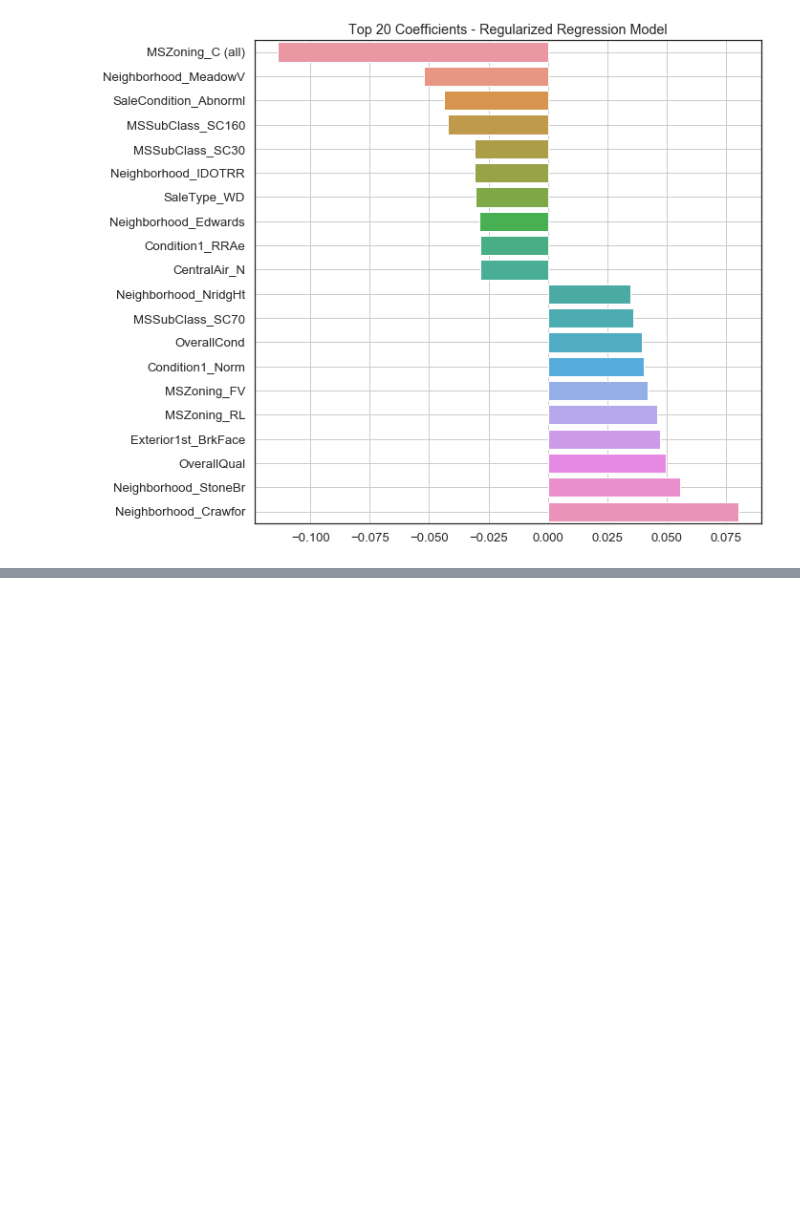
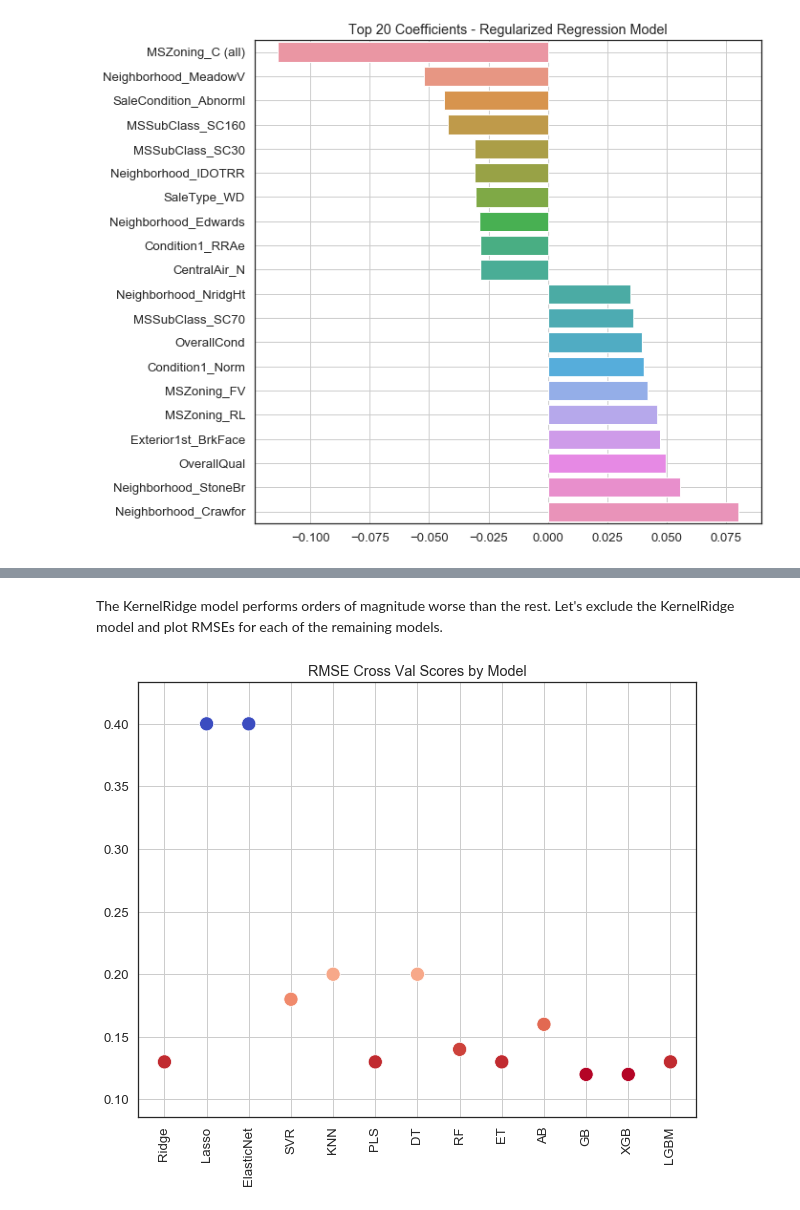
Before and after one commit to amypeniston/kaggle-competitions, a Jupyter notebook: house-prices/2_Data_Prep_Linear_Models.ipynb, the cells around one changed output, grey strips where cells are left out. Saved outputs shown, nothing was run; the diff lists cells and outputs as text; code cells hidden in the pictures; blank space fills up the shorter version.

Commit message:
Fit various models and began hyperparameter optimization

```diff
--- a/house-prices/2_Data_Prep_Linear_Models.ipynb
+++ b/house-prices/2_Data_Prep_Linear_Models.ipynb
@@ -547,4 +513,0 @@ Ridge(alpha=30, copy_X=True, fit_intercept=True, max_iter=None, normalize=False,
-# %%
-model.fit(X_train, y_train)
-preds = model.predict(X_valid)
-np.sqrt(mean_squared_error(y_valid, preds))
@@ -552,0 +518,30 @@ np.sqrt(mean_squared_error(y_valid, preds))
+# %%
+linear = LinearRegression(n_jobs=-1)
+ridge = Ridge(random_state=SEED)
+lasso = Lasso(random_state=SEED)
+elnt = ElasticNet(random_state=SEED)
+kr = KernelRidge()
+svr = SVR()
+knn = KNeighborsRegressor(n_jobs=-1)
+pls = PLSRegression()
+dt = DecisionTreeRegressor(random_state=SEED)
+rf = RandomForestRegressor(random_state=SEED, n_jobs=-1)
+et = ExtraTreesRegressor(random_state=SEED, n_jobs=-1)
+ab = AdaBoostRegressor(random_state=SEED)
+gb = GradientBoostingRegressor(random_state=SEED)
+xgb = XGBRegressor(random_state=SEED, n_jobs=-1, objective="reg:squarederror")
+lgb = LGBMRegressor(random_state=SEED, n_jobs=-1)
+
+models = [ridge, lasso, elnt, kr, svr, knn, pls, dt, rf, et, ab, gb, xgb, lgb]
+model_names = ["Ridge", "Lasso", "ElasticNet", "KernelRidge", "SVR", "KNN", "PLS", "DT", \
+               "RF", "ET", "AB", "GB", "XGB", "LGBM"]
+
+standard_scaler = StandardScaler() # Scale numeric features
+# %%
+rmses = []
+for i, model in enumerate(models):
+    pipeline = Pipeline([("transformer", standard_scaler), ("estimator", model)])
+    print("Scoring {}...".format(model_names[i]))
+    rmse = np.round(np.sqrt(-cross_val_score(pipeline, train, y, scoring="neg_mean_squared_error", cv=5)).mean(), 3)
+    rmses.append(rmse)
+    print("  => RMSE: {:.2f}".format(rmse))
@@ -552,0 +569,15 @@ np.sqrt(mean_squared_error(y_valid, preds))
+# %% [markdown]
+The KernelRidge model performs orders of magnitude worse than the rest. Let's exclude the KernelRidge model and plot RMSEs for each of the remaining models.
+# %%
+_ = models.pop(model_names.index("KernelRidge"))
+_ = rmses.pop(model_names.index("KernelRidge"))
+_ = model_names.pop(model_names.index("KernelRidge"))
+# %%
+fig, ax = plt.subplots()
+sns.scatterplot(x=model_names, y=rmses, s=200, hue=rmses, palette='coolwarm_r', legend=False, ax=ax)
+plt.title("RMSE Cross Val Scores by Model")
+plt.xticks(rotation=90)
+ax.grid()
+plt.show()
+# %% [output]
+[figure, added]
```
Also changed, not shown: parts of 28 cells of this notebook.
